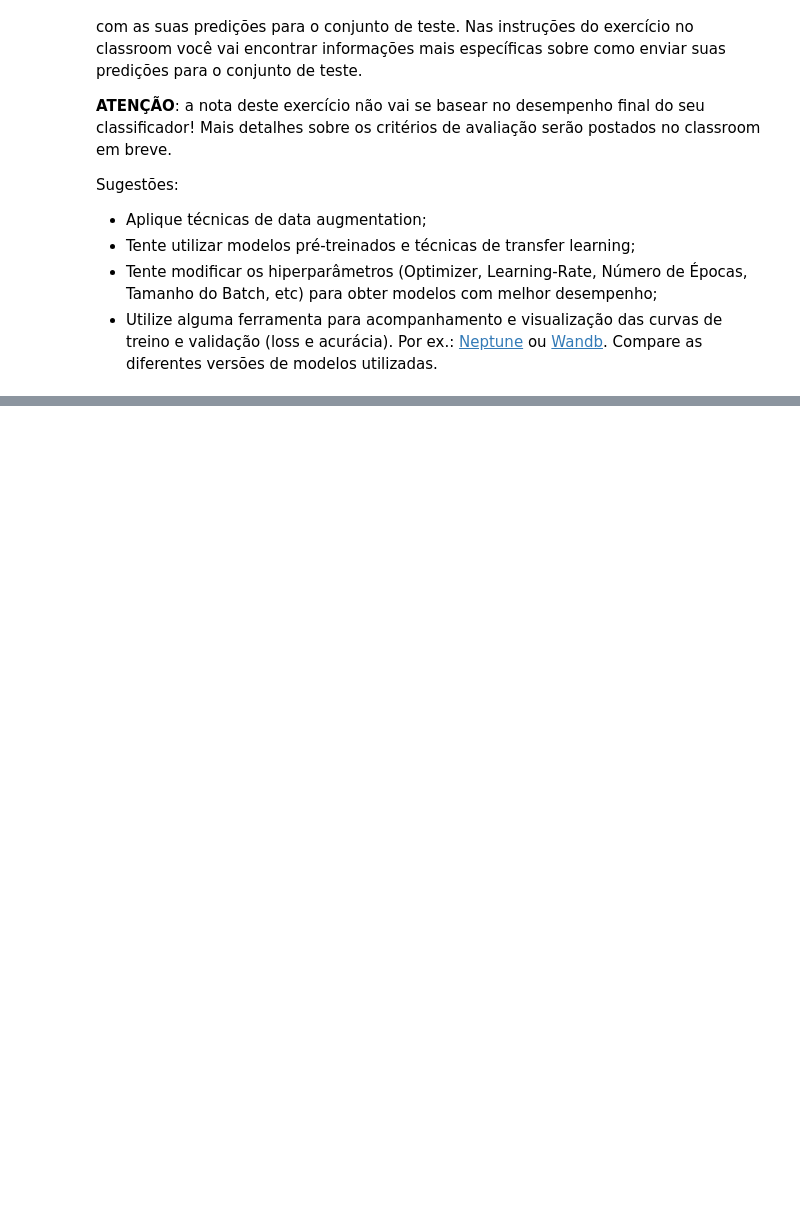
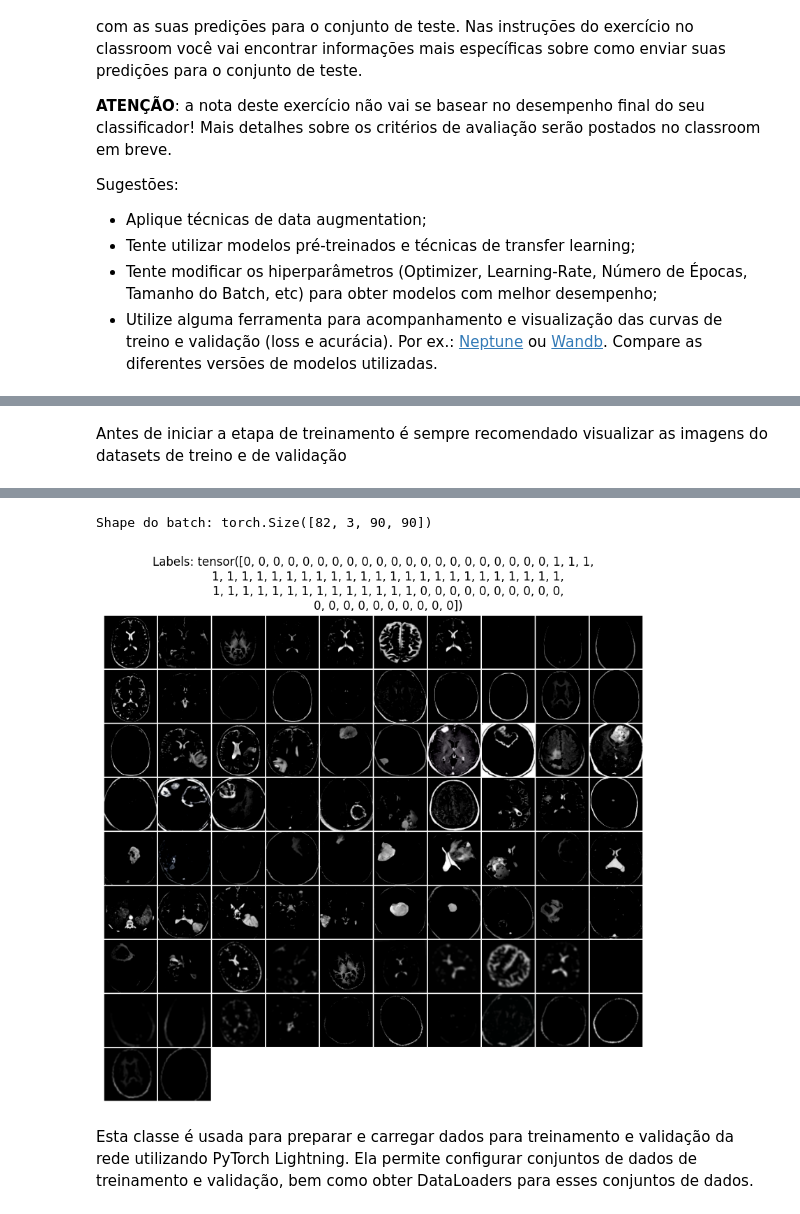
Before and after one commit to joelavmendonca/image-processing, a Jupyter notebook: Ex06_139884_Desafio_Classificacao.ipynb, the cells around one changed output, grey strips where cells are left out. Cells and saved outputs as stored; diff of their text form; code cells hidden in the pictures; blank space fills up the shorter version.

```diff
--- a/Ex06_139884_Desafio_Classificacao.ipynb
+++ b/Ex06_139884_Desafio_Classificacao.ipynb
@@ -680,0 +198,24 @@ with torch.no_grad():
+# %% [markdown]
+Antes de iniciar a etapa de treinamento é sempre recomendado visualizar as imagens do datasets de treino e de validação
+# %%
+
+def show_image(dataset, size):
+
+  data_loader = torch.utils.data.DataLoader(dataset, batch_size=size, shuffle=False)
+
+  # Itera sobre o primeiro lote de dados 'data_loader'
+  images, labels = next(iter(data_loader))
+
+
+  print("Shape do batch:", images.shape)
+  img_grid = make_grid(images, nrow=10, pad_value=1)
+  fig = plt.figure(figsize=(10,10))
+  plt.imshow(img_grid.permute(1, 2, 0).numpy())
+  plt.title(f'Labels: {labels}')
+  plt.axis('off')
+  plt.show()
+
+
+#show_image(combined_data_set_train, 180) # exibe as imagens de treino originais juntos as aumentadas
+show_image(combined_data_set_val, 82) # exibe as imgens de validação originais junto com as aumetnadas
+# %% [output]
@@ -680,0 +223,7 @@ with torch.no_grad():
+Shape do batch: torch.Size([82, 3, 90, 90])
+[figure, added]
+# %% [markdown]
+
+Esta classe é usada para preparar e carregar dados para treinamento e validação
+da rede utilizando PyTorch Lightning. Ela permite configurar conjuntos de dados de
+treinamento e validação, bem como obter DataLoaders para esses conjuntos de dados.
```
Also changed, not shown: parts of 72 cells of this notebook.
